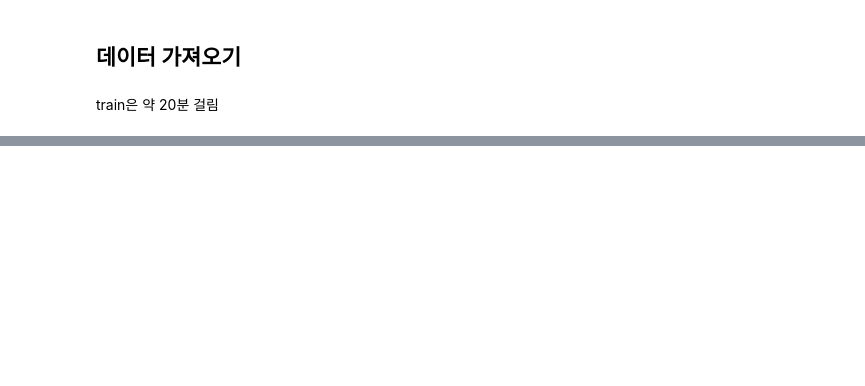
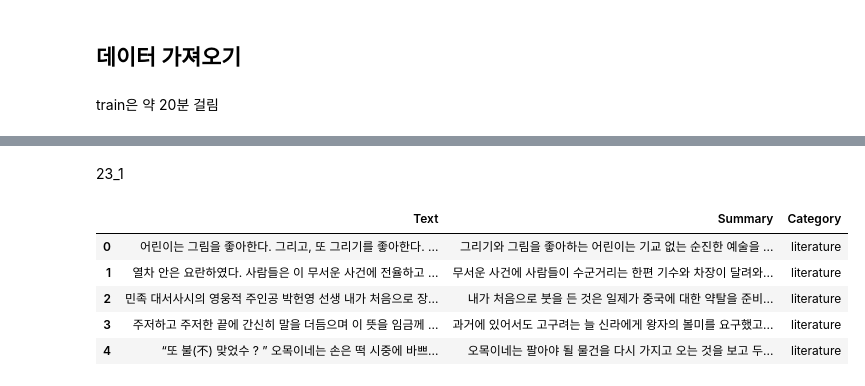
Before and after one commit to AIFFEL-NLP-PROJECT/Aiffelthon, a Jupyter notebook: DataProcess/Make_csv.ipynb, the cells around one changed output, grey strips where cells are left out. Cells and saved outputs as stored; diff of their text form; code cells hidden in the pictures; blank space fills up the shorter version.

```diff
--- a/DataProcess/Make_csv.ipynb
+++ b/DataProcess/Make_csv.ipynb
@@ -80,0 +124,11 @@ print(val_passage[100])
+# %%
+train_summary_23sent_1, train_passage_23sent_1, train_category_name_23sent_1 = search("/content/drive/MyDrive/인공지능/아이펠톤/PoC/data/train", '/TL1.zip', '/2~3sent', 'summary1')
+print(train_summary_23sent_1[100])
+print(train_passage_23sent_1[100])
+print(train_category_name_23sent_1[100])
+
+
+val_summary_23sent_1, val_passage_23sent_1, val_category_name_23sent_1  = search("/content/drive/MyDrive/인공지능/아이펠톤/PoC/data/val", '/VL1.zip', '/2~3sent', 'summary1')
+print(val_summary_23sent_1[100])
+print(val_passage_23sent_1[100])
+print(val_category_name_23sent_1[100])
@@ -102,0 +207,16 @@ dff.head()
+# %% [markdown]
+23_1
+# %%
+train_data_per_sum1_23 = pd.DataFrame(zip(train_passage_23sent_1, train_summary_23sent_1, train_category_name_23sent_1), columns=['Text',  'Summary', 'Category'])
+train_data_per_sum1_23.head()
+
+train_data_per_sum1_23.to_csv("/content/drive/MyDrive/인공지능/아이펠톤/PoC/make_csv/train_sum1_23.csv", mode='w', index = False)
+dff_train_data_per_sum1_23 = pd.read_csv('/content/drive/MyDrive/인공지능/아이펠톤/PoC/make_csv/train_sum1_23.csv')
+dff_train_data_per_sum1_23.head()
+# %% [output]
+|  | Text | Summary | Category |
+| 0 | 어린이는 그림을 좋아한다. 그리고, 또 그리기를 좋아한다. ... | 그리기와 그림을 좋아하는 어린이는 기교 없는 순진한 예술을 ... | literature |
+| 1 | 열차 안은 요란하였다. 사람들은 이 무서운 사건에 전율하고 ... | 무서운 사건에 사람들이 수군거리는 한편 기수와 차장이 달려와... | literature |
+| 2 | 민족 대서사시의 영웅적 주인공 박헌영 선생 내가 처음으로 장... | 내가 처음으로 붓을 든 것은 일제가 중국에 대한 약탈을 준비... | literature |
+| 3 | 주저하고 주저한 끝에 간신히 말을 더듬으며 이 뜻을 임금께 ... | 과거에 있어서도 고구려는 늘 신라에게 왕자의 볼미를 요구했고... | literature |
+| 4 | “또 불(不) 맞었수 ? ” 오목이네는 손은 떡 시중에 바쁘... | 오목이네는 팔아야 될 물건을 다시 가지고 오는 것을 보고 두... | literature |
```
Also changed, not shown: parts of 31 cells of this notebook.
